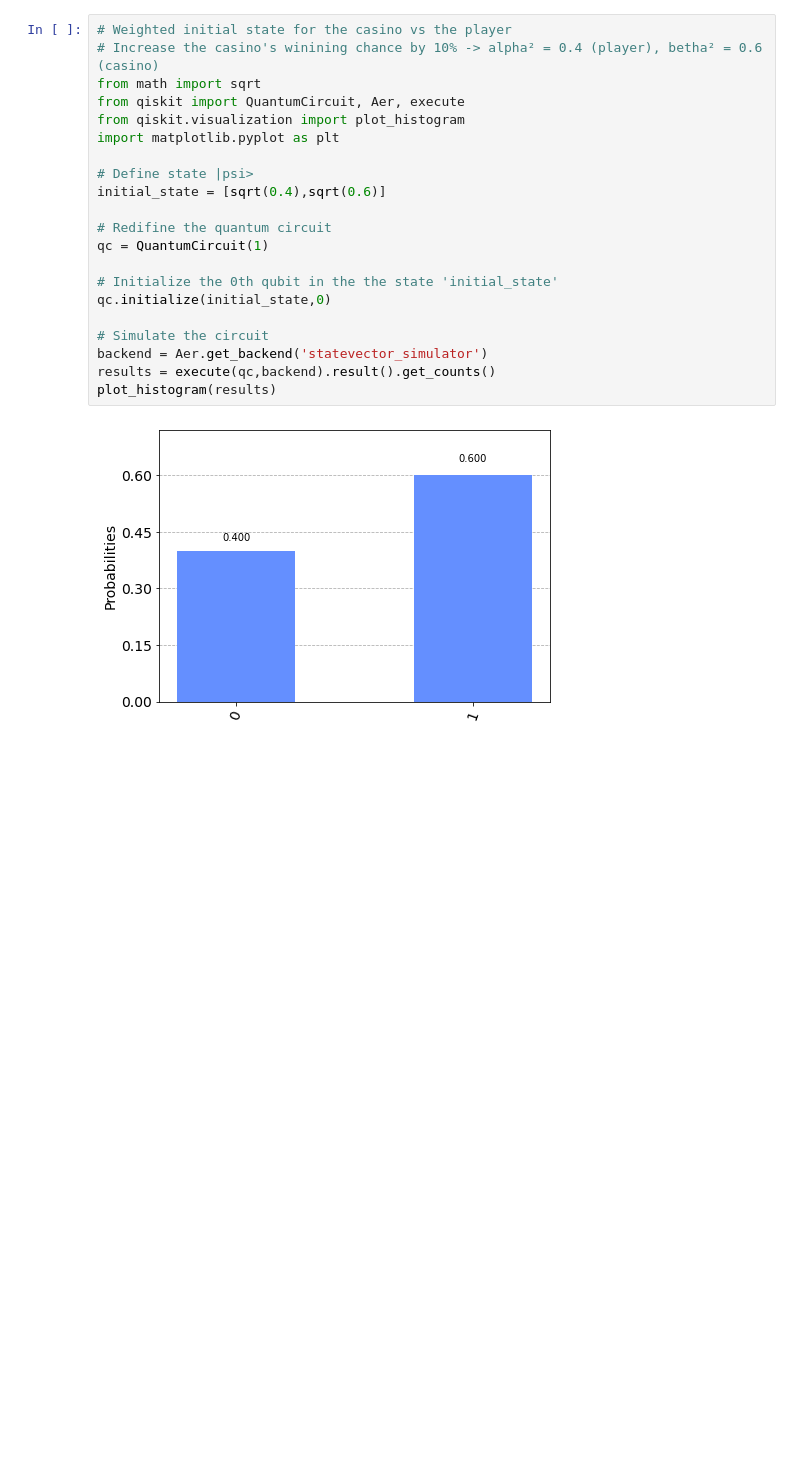
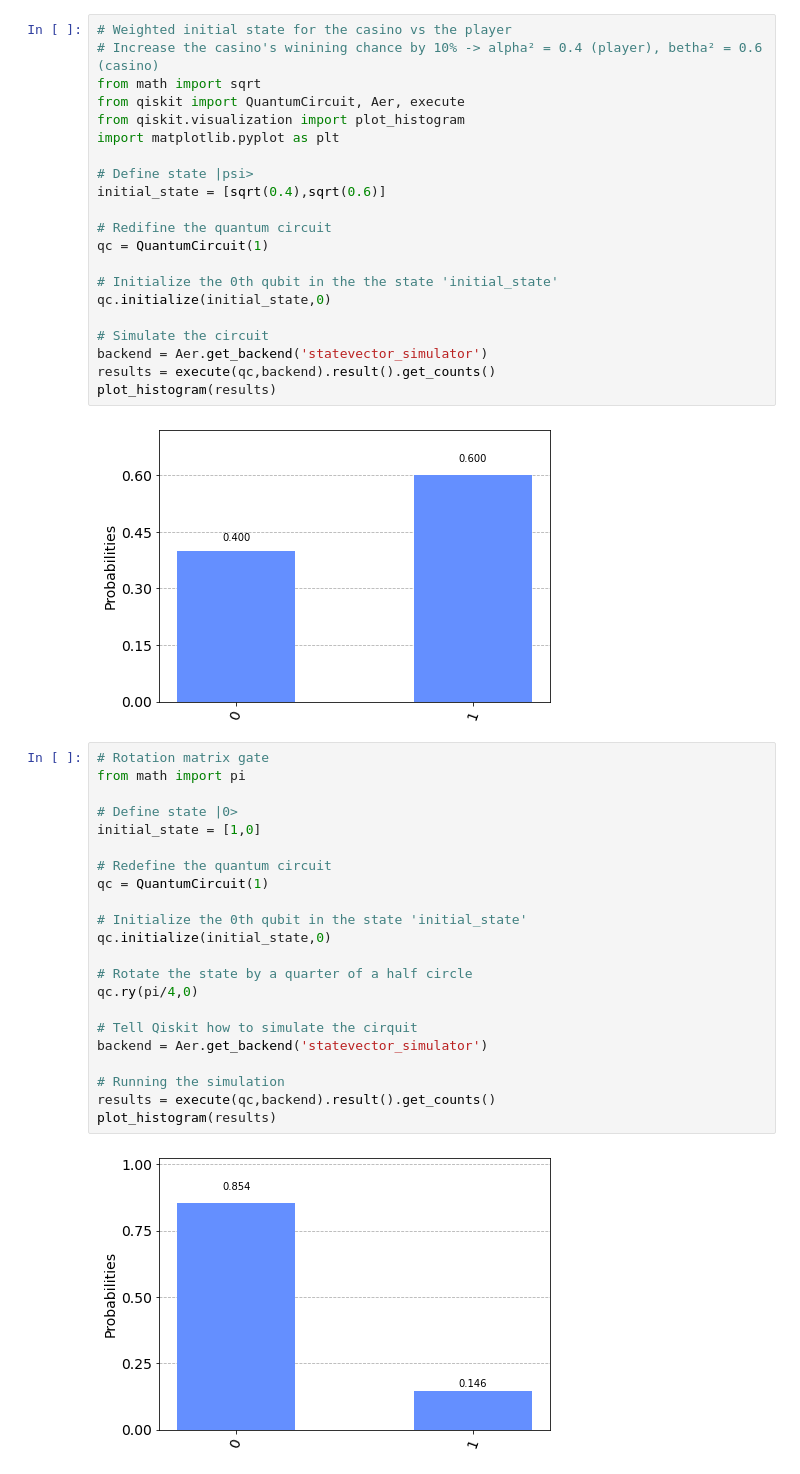
Before and after one commit to leonardocfor/quantum, a Jupyter notebook: notebooks/titanic.ipynb, the cells around one changed output. Saved outputs shown, nothing was run; the diff lists cells and outputs as text; blank space fills up the shorter version.

Commit message:
Begins working with rotation matrix gate

```diff
--- a/notebooks/titanic.ipynb
+++ b/notebooks/titanic.ipynb
@@ -1075,3 +1076,27 @@ results = execute(qc,backend).result().get_counts()
 plot_histogram(results)
 # %% [output]
 [figure]
+# %%
+# Rotation matrix gate
+from math import pi
+
+# Define state |0>
+initial_state = [1,0]
+
+# Redefine the quantum circuit
+qc = QuantumCircuit(1)
+
+# Initialize the 0th qubit in the state 'initial_state'
+qc.initialize(initial_state,0)
+
+# Rotate the state by a quarter of a half circle
+qc.ry(pi/4,0)
+
+# Tell Qiskit how to simulate the cirquit
+backend = Aer.get_backend('statevector_simulator')
+
+# Running the simulation
+results = execute(qc,backend).result().get_counts()
+plot_histogram(results)
+# %% [output]
+[figure, added]
```
Also changed, not shown: parts of 16 cells of this notebook, 2 other files.
